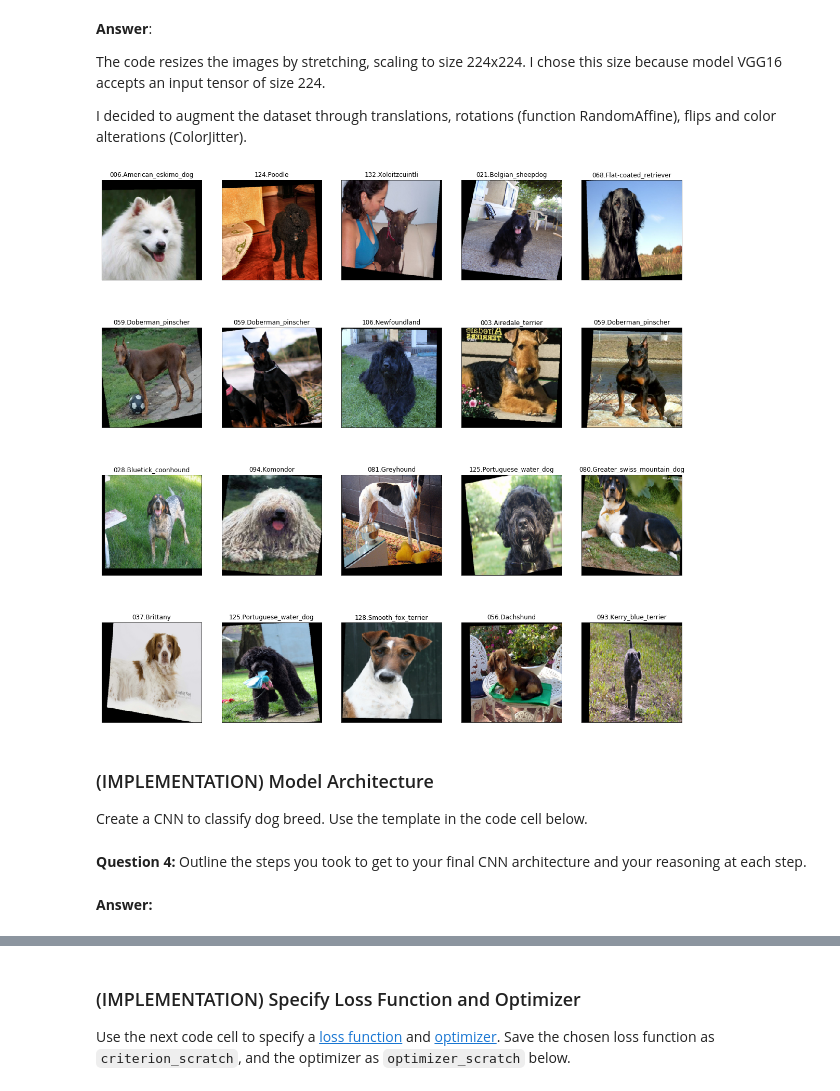
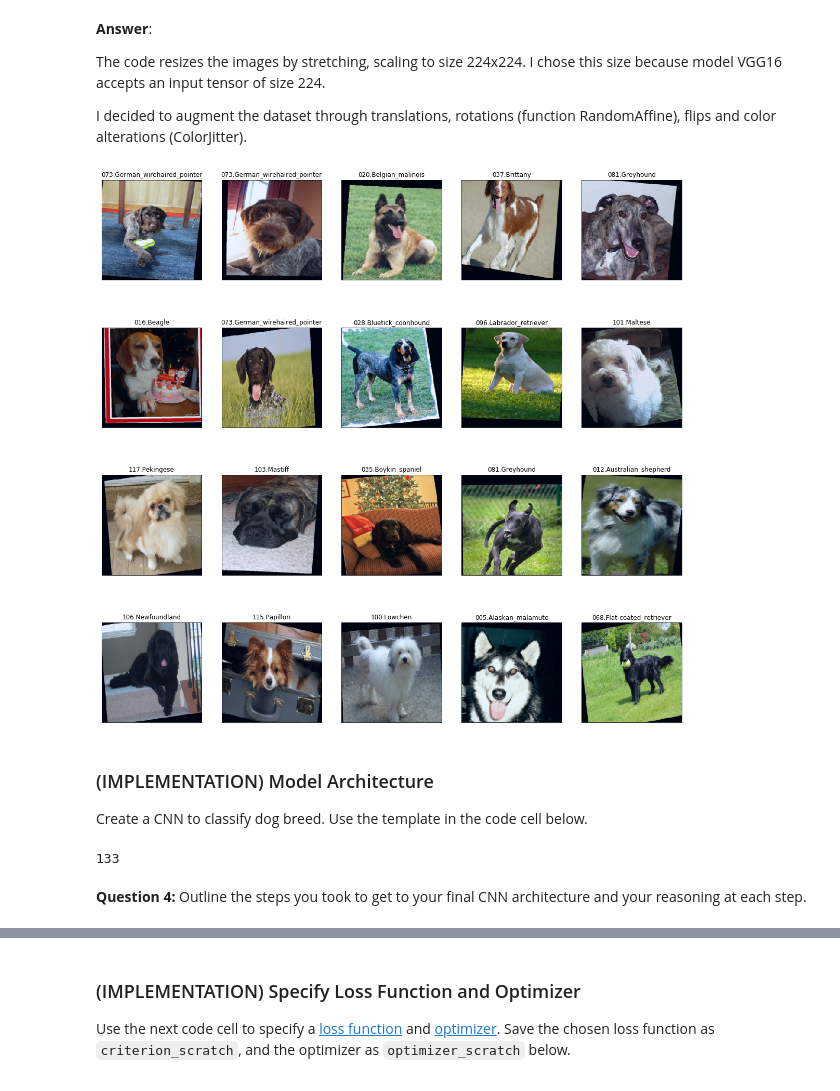
Before and after one commit to djalusic/dog-breed-classifier, a Jupyter notebook: dog_app.ipynb, the cells around one changed output, grey strips where cells are left out. Drawn from its saved outputs; the diff is of its cells as text; code cells hidden in the pictures.

Commit message:
Defined and trained a CNN model from scratch.

```diff
--- a/dog_app.ipynb
+++ b/dog_app.ipynb
@@ -343,7 +343,14 @@ Remember that the practice is far ahead of the theory in deep learning.  Experim
 Use the code cell below to write three separate [data loaders](http://pytorch.org/docs/stable/data.html#torch.utils.data.DataLoader) for the training, validation, and test datasets of dog images (located at `dog_images/train`, `dog_images/valid`, and `dog_images/test`, respectively).  You may find [this documentation on custom datasets](http://pytorch.org/docs/stable/torchvision/datasets.html) to be a useful resource.  If you are interested in augmenting your training and/or validation data, check out the wide variety of [transforms](http://pytorch.org/docs/stable/torchvision/transforms.html?highlight=transform)!
 # %%
 import os
+import torch
+import torchvision.models as models
+
+import numpy as np
 from torchvision import datasets
+from PIL import Image
+import torchvision.transforms as transforms
+from torch.autograd import Variable
 
 ### TODO: Write data loaders for training, validation, and test sets
 ## Specify appropriate transforms, and batch_sizes
@@ -365,13 +372,15 @@ train_transform = transforms.Compose([
     transforms.Resize((224,224)),
     transforms.ColorJitter(),
     transforms.ToTensor(),
-    transforms.Normalize((0.5, 0.5, 0.5), (0.5, 0.5, 0.5))
+    transforms.Normalize(mean=[0.485, 0.456, 0.406],
+                         std=[0.229, 0.224, 0.225])
     ])
 
 test_transform = transforms.Compose([
     transforms.Resize((224,224)),
     transforms.ToTensor(),
-    transforms.Normalize((0.5, 0.5, 0.5), (0.5, 0.5, 0.5))
+    transforms.Normalize(mean=[0.485, 0.456, 0.406],
+                         std=[0.229, 0.224, 0.225])
     ])
 
 # choose the training and test datasets
@@ -411,33 +420,41 @@ The code resizes the images by stretching, scaling to size 224x224. I chose this
 
 I decided to augment the dataset through translations, rotations (function RandomAffine), flips and color alterations (ColorJitter).
 # %%
-import matplotlib.pyplot as plt
+from matplotlib import colors, cm, pyplot as plt
 %matplotlib inline
 
-# helper function to un-normalize and display an image
+from PIL import ImageFile
+ImageFile.LOAD_TRUNCATED_IMAGES = True
+
+# helper for visualization
 def imshow(img):
-    img = img / 2 + 0.5  # unnormalize
-    plt.imshow(np.transpose(img, (1, 2, 0)))  # convert from Tensor image
+    img_min, img_max = img.min(), img.max()
+    new_img = (img - img_min) / (img_max - img_min)
+    plt.imshow(np.transpose(new_img, (1,2,0)))
 
 # obtain one batch of training images
 dataiter = iter(train_loader)
 images, labels = dataiter.next()
 images = images.numpy() # convert images to numpy for display
-
 classes = train_data.classes
 
 # plot the images in the batch, along with the corresponding labels
 fig = plt.figure(figsize=(20, 20))
 for idx in np.arange(20):
     ax = fig.add_subplot(4, 20/4, idx+1, xticks=[], yticks=[])
+    #plt.imshow(np.transpose(images[idx], (1, 2, 0)))
     imshow(images[idx])
     ax.set_title(classes[labels[idx]])
 # %% [output]
-[figure, old version]
+[figure, new version]
 # %% [markdown]
 ### (IMPLEMENTATION) Model Architecture
 
 Create a CNN to classify dog breed.  Use the template in the code cell below.
+# %%
+num_classes
+# %% [output]
+133
 # %%
 import torch.nn as nn
 import torch.nn.functional as F
@@ -463,5 +505,3 @@ if use_cuda:
     model_scratch.cuda()
 # %% [markdown]
 __Question 4:__ Outline the steps you took to get to your final CNN architecture and your reasoning at each step.
-# %% [markdown]
-__Answer:__
```
Also changed, not shown: parts of 8 cells of this notebook.
